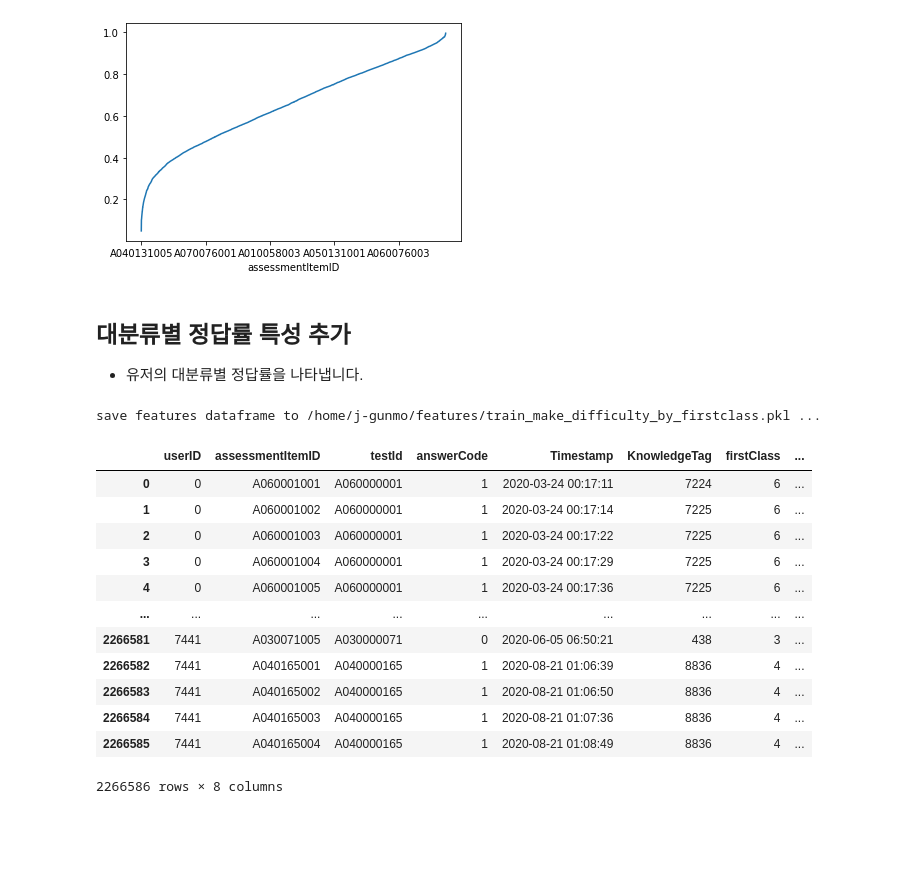
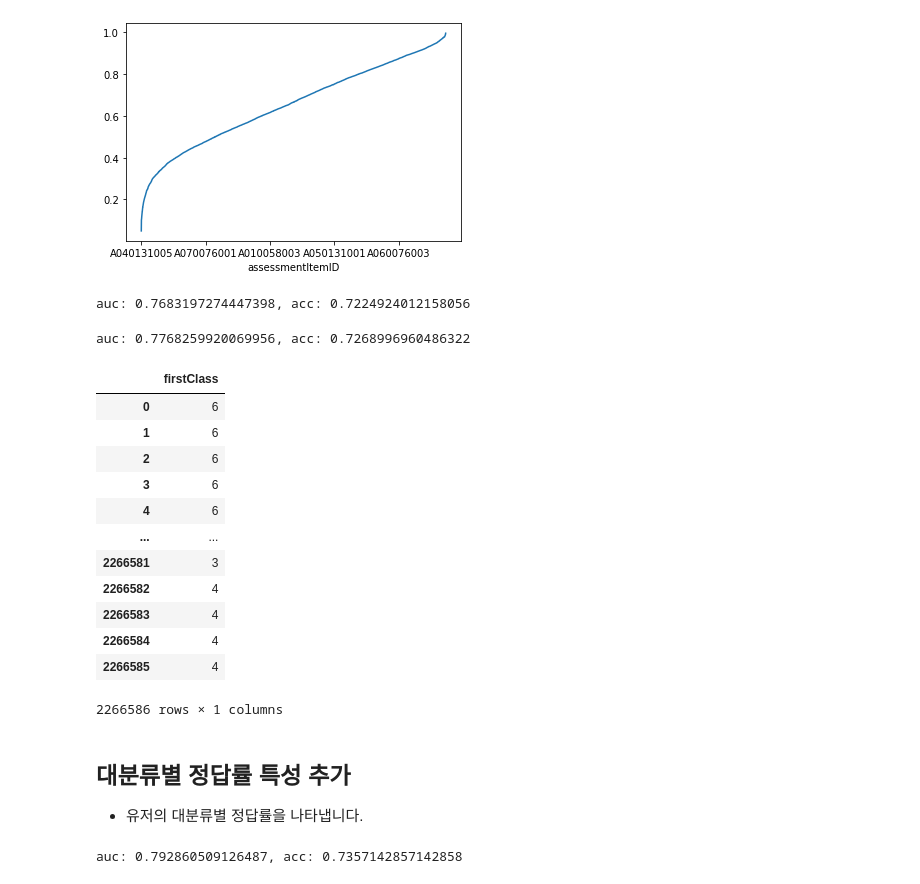
Before and after one commit to ddooom/p4-dkt-mentos, a Jupyter notebook: notebook/02-make_features.ipynb, the cells around one changed output. Cells and saved outputs as stored; diff of their text form; code cells hidden in the pictures; blank space fills up the shorter version.

```diff
--- a/notebook/02-make_features.ipynb
+++ b/notebook/02-make_features.ipynb
@@ -30,6 +30,10 @@ args = get_args()
 args.data_dir = "../../input/data/train_dataset/"
 # %%
 args.root_dir = get_root_dir("../feature_test/")
+# %%
+import os.path as p
+import pandas as pd
+df = pd.read_csv(p.join(args.data_dir, "train_data.csv"))
 # %% [markdown]
 # Prepare
 # %%
@@ -362,6 +375,44 @@ temp.sort_values().plot()
 # %% [output]
 <AxesSubplot:xlabel='assessmentItemID'>
 [figure]
+# %%
+fe = [MakeDifficultyByAssessmentItem]
+cn = ["problemDifficulty"]
+pre_e = {
+    "min_max" : ["problemDifficulty"]
+}
+
+trainer, train_data, valid_data, test_data, preprocess = test_pipeline(args, fe, cn, pre_e)
+log_notebook_fold5(trainer, train_data, valid_data, test_data)
+# %% [output]
+auc: 0.7683197274447398, acc: 0.7224924012158056
+# %%
+fe = [MakeDifficultyByAssessmentItem]
+cn = ["problemDifficulty"]
+pre_e = {
+    "std" : ["problemDifficulty"]
+}
+
+trainer, train_data, valid_data, test_data, preprocess = test_pipeline(args, fe, cn, pre_e)
+log_notebook_fold5(trainer, train_data, valid_data, test_data)
+# %% [output]
+auc: 0.7768259920069956, acc: 0.7268996960486322
+# %%
+MakeFirstClass._transform(df)
+# %% [output]
+|  | firstClass |
+| 0 | 6 |
+| 1 | 6 |
+| 2 | 6 |
+| 3 | 6 |
+| 4 | 6 |
+| ... | ... |
+| 2266581 | 3 |
+| 2266582 | 4 |
+| 2266583 | 4 |
+| 2266584 | 4 |
+| 2266585 | 4 |
+2266586 rows × 1 columns
 # %% [markdown]
 ## 대분류별 정답률 특성 추가
 
@@ -387,18 +439,12 @@ class MakeDifficultyByFirstClass(AggFeBase):
         return right_df
-# %%
-MakeDifficultyByFirstClass.transform(temp, is_train=True)
-# %% [output]
-save features dataframe to /home/j-gunmo/features/train_make_difficulty_by_firstclass.pkl ...
-|  | userID | assessmentItemID | testId | answerCode | Timestamp | KnowledgeTag | firstClass | ... |
-| 0 | 0 | A060001001 | A060000001 | 1 | 2020-03-24 00:17:11 | 7224 | 6 | ... |
-| 1 | 0 | A060001002 | A060000001 | 1 | 2020-03-24 00:17:14 | 7225 | 6 | ... |
-| 2 | 0 | A060001003 | A060000001 | 1 | 2020-03-24 00:17:22 | 7225 | 6 | ... |
-| 3 | 0 | A060001004 | A060000001 | 1 | 2020-03-24 00:17:29 | 7225 | 6 | ... |
-| 4 | 0 | A060001005 | A060000001 | 1 | 2020-03-24 00:17:36 | 7225 | 6 | ... |
-| ... | ... | ... | ... | ... | ... | ... | ... | ... |
-| 2266581 | 7441 | A030071005 | A030000071 | 0 | 2020-06-05 06:50:21 | 438 | 3 | ... |
-| 2266582 | 7441 | A040165001 | A040000165 | 1 | 2020-08-21 01:06:39 | 8836 | 4 | ... |
-| 2266583 | 7441 | A040165002 | A040000165 | 1 | 2020-08-21 01:06:50 | 8836 | 4 | ... |
-| 2266584 | 7441 | A040165003 | A040000165 | 1 | 2020-08-21 01:07:36 | 8836 | 4 | ... |
-| 2266585 | 7441 | A040165004 | A040000165 | 1 | 2020-08-21 01:08:49 | 8836 | 4 | ... |
-2266586 rows × 8 columns
+# %%
+fe = [MakeDifficultyByFirstClass]
+cn = ["firstClassDifficulty"]
+pre_e = {
+    "min_max" : ["firstClassDifficulty"]
+}
+
+trainer, train_data, valid_data, test_data, preprocess = test_pipeline(args, fe, cn, pre_e)
+log_notebook_fold5(trainer, train_data, valid_data, test_data)
+# %% [output]
+auc: 0.792860509126487, acc: 0.7357142857142858
```
Also changed, not shown: parts of 38 cells of this notebook.
